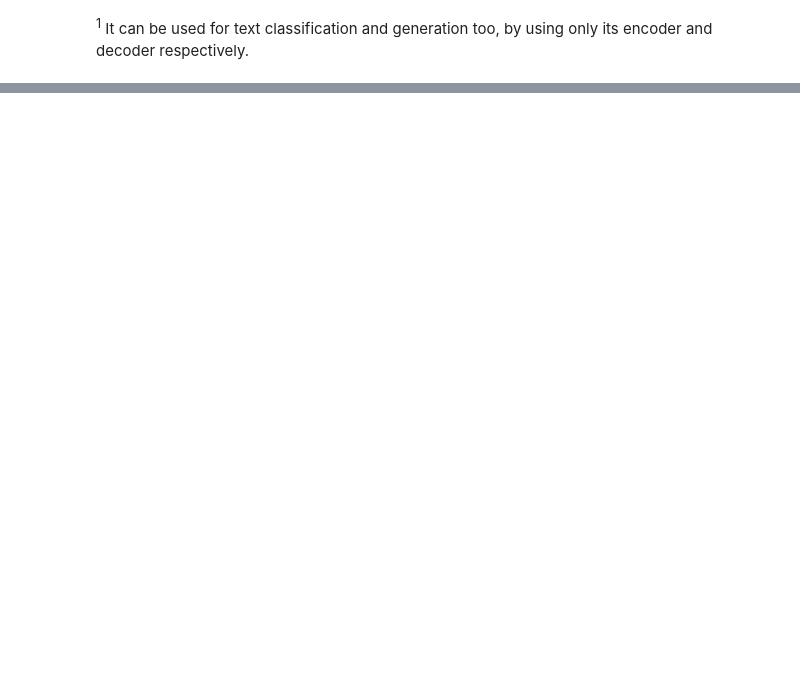
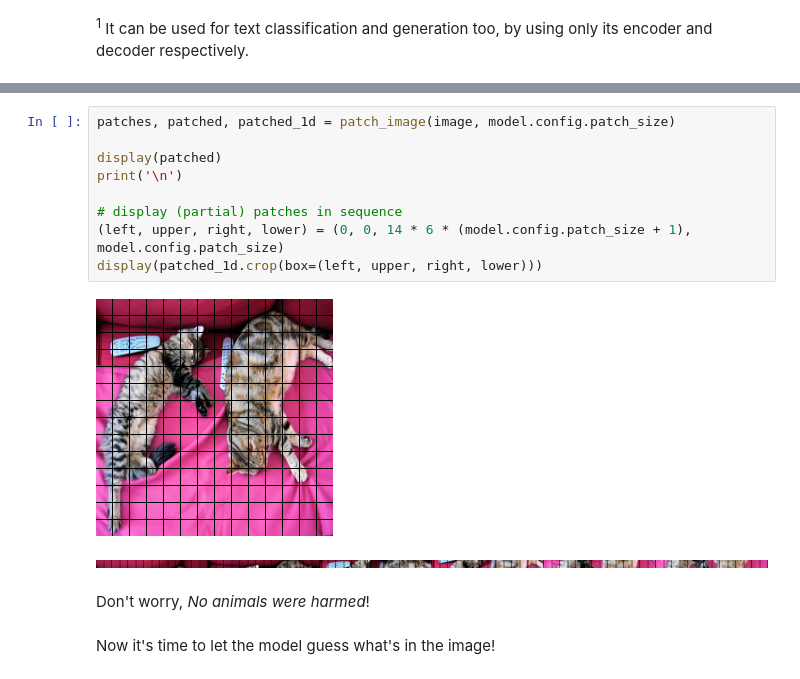
Before and after one commit to ydshieh/notebooks, a Jupyter notebook: vision_encoder_decoder_blog.ipynb, the cells around one changed output, grey strips where cells are left out. Saved outputs shown, nothing was run; the diff lists cells and outputs as text; blank space fills up the shorter version.

```diff
--- a/vision_encoder_decoder_blog.ipynb
+++ b/vision_encoder_decoder_blog.ipynb
@@ -61,0 +305,16 @@ model = EncoderDecoderModel.from_encoder_decoder_pretrained("bert-base-uncased",
+# %%
+patches, patched, patched_1d = patch_image(image, model.config.patch_size)
+
+display(patched)
+print('\n')
+
+# display (partial) patches in sequence
+(left, upper, right, lower) = (0, 0, 14 * 6 * (model.config.patch_size + 1), model.config.patch_size)
+display(patched_1d.crop(box=(left, upper, right, lower)))
+# %% [output]
+[figure, added]
+[figure, added]
+# %% [markdown]
+Don't worry, *No animals were harmed*!
+# %% [markdown]
+Now it's time to let the model guess what's in the image!
```
Also changed, not shown: parts of 62 cells of this notebook.
